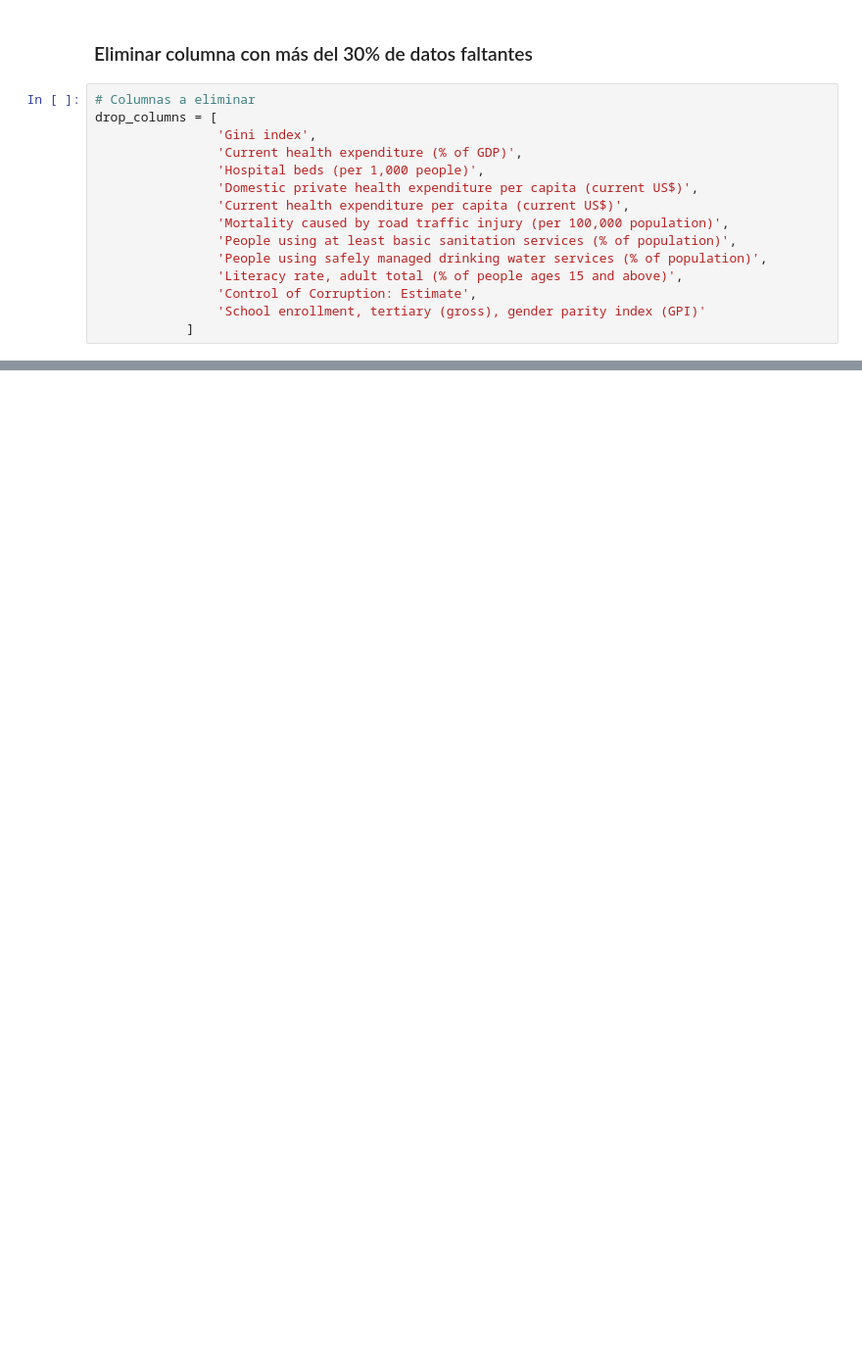
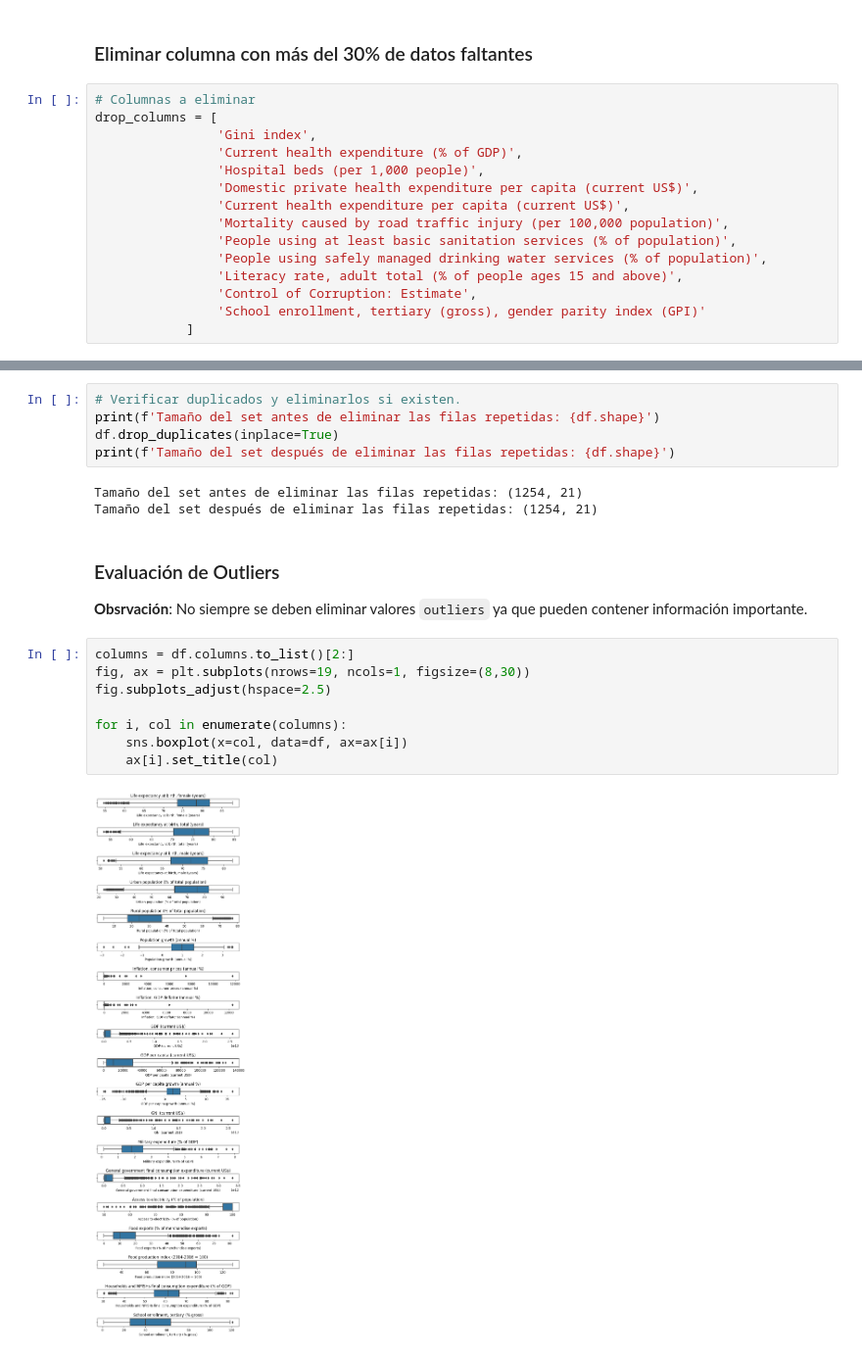
Before and after one commit to Lilsup99/indice_esperanza_vida, a Jupyter notebook: Proceso ETL/notebooks/ETL_Calidad_del_Dato.ipynb, the cells around one changed output, grey strips where cells are left out. Shown at 98% size. Cells and saved outputs as stored; diff of their text form; blank space fills up the shorter version.

```diff
--- a/Proceso ETL/notebooks/ETL_Calidad_del_Dato.ipynb
+++ b/Proceso ETL/notebooks/ETL_Calidad_del_Dato.ipynb
@@ -552,0 +644,21 @@ No se encontraron duplicados en el DataFrame.
+# %%
+# Verificar duplicados y eliminarlos si existen.
+print(f'Tamaño del set antes de eliminar las filas repetidas: {df.shape}')
+df.drop_duplicates(inplace=True)
+print(f'Tamaño del set después de eliminar las filas repetidas: {df.shape}')
+# %% [output]
+Tamaño del set antes de eliminar las filas repetidas: (1254, 21)
+Tamaño del set después de eliminar las filas repetidas: (1254, 21)
+# %% [markdown]
+### Evaluación de Outliers
+**Obsrvación**: No siempre se deben eliminar valores `outliers` ya que pueden contener información importante.
+# %%
+columns = df.columns.to_list()[2:]
+fig, ax = plt.subplots(nrows=19, ncols=1, figsize=(8,30))
+fig.subplots_adjust(hspace=2.5)
+
+for i, col in enumerate(columns):
+    sns.boxplot(x=col, data=df, ax=ax[i])
+    ax[i].set_title(col)
+# %% [output]
+[figure, added]
```
Also changed, not shown: parts of 29 cells of this notebook, 1 other file.
